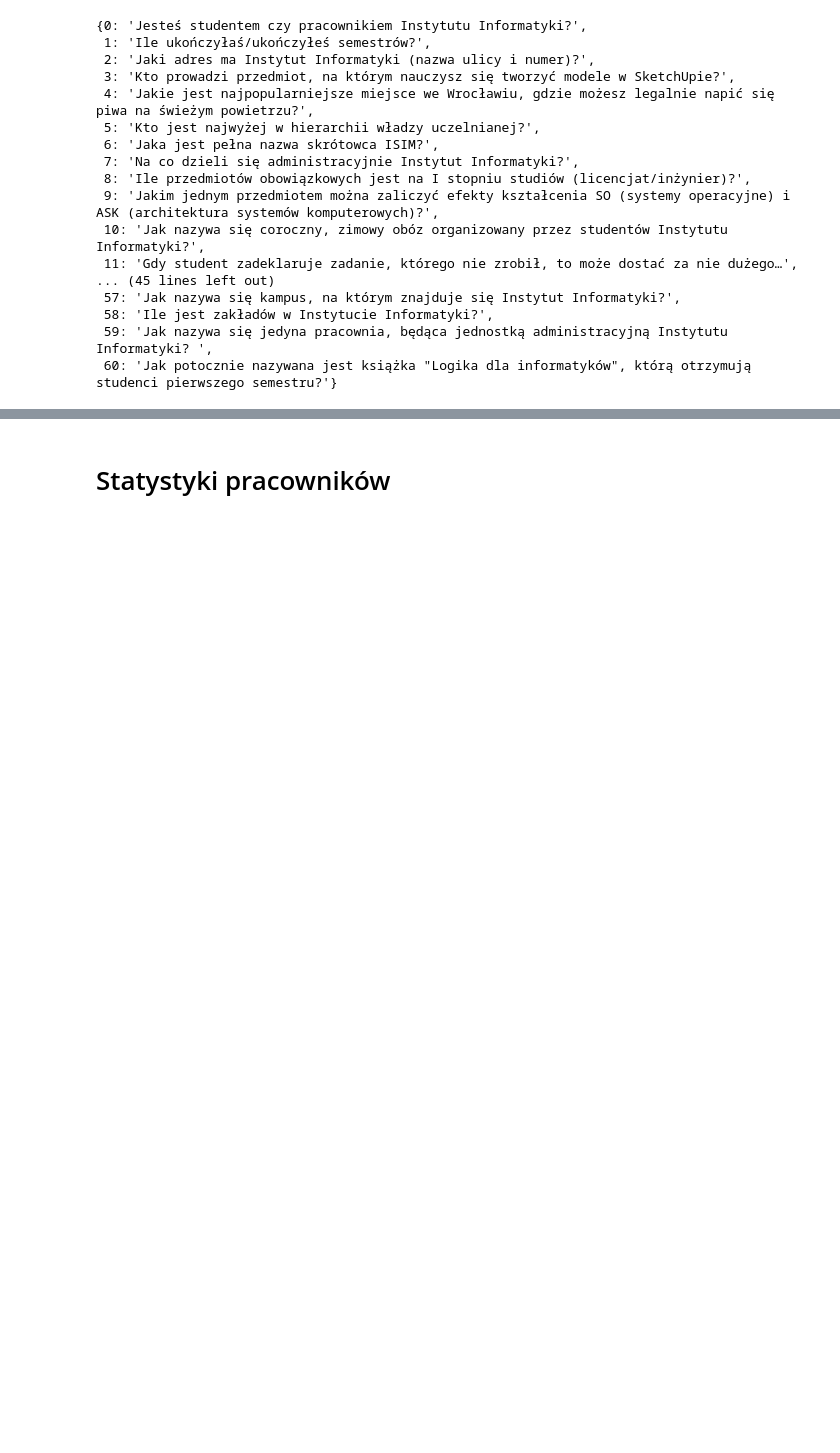
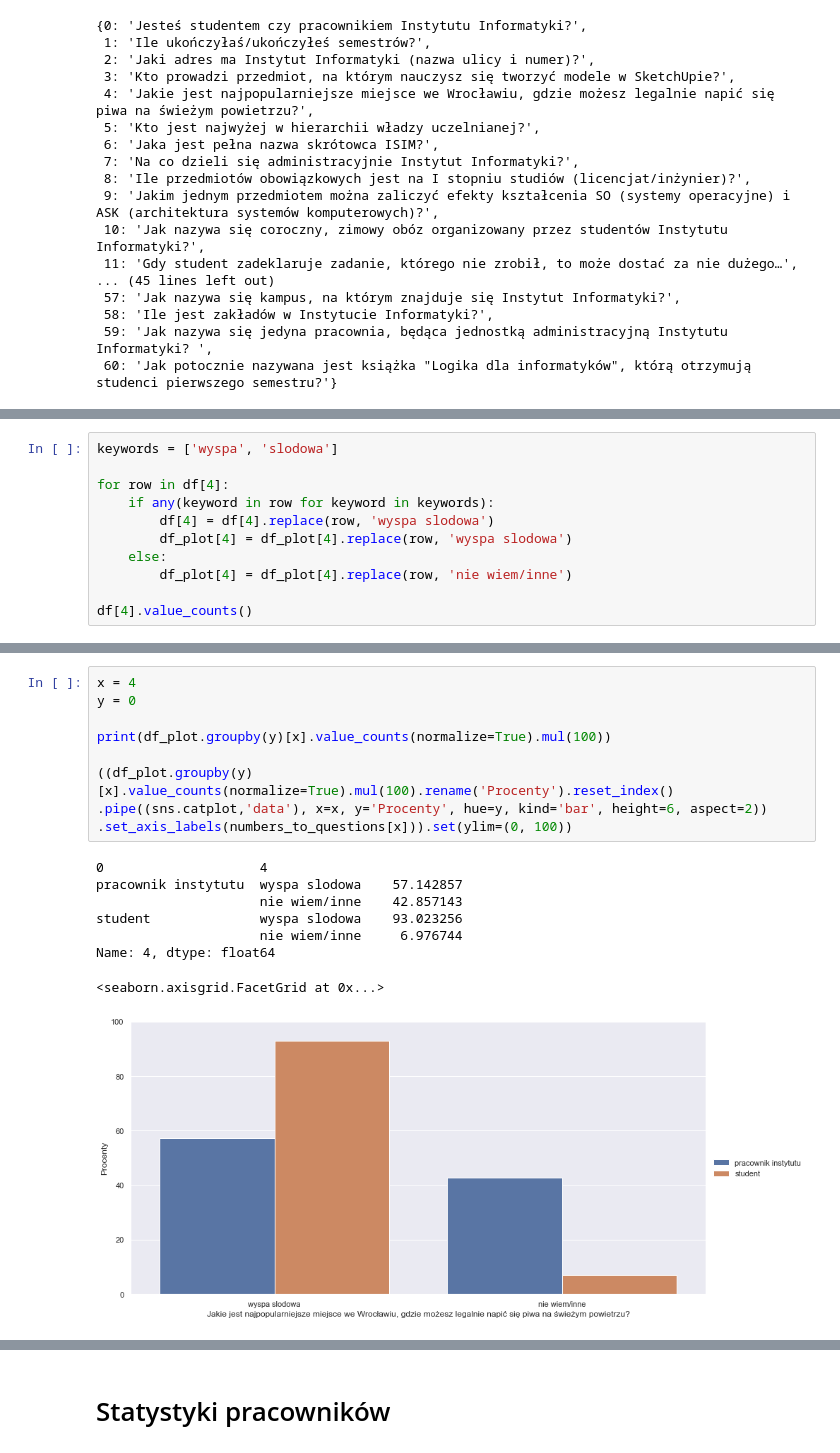
Before and after one commit to Zaffirar/NieJestemDziekanem, a Jupyter notebook: Inzynierka.ipynb, the cells around one changed output, grey strips where cells are left out. Cells and saved outputs as stored; diff of their text form; blank space fills up the shorter version.

```diff
--- a/Inzynierka.ipynb
+++ b/Inzynierka.ipynb
@@ -691,0 +147,11 @@ Name: 60, dtype: int64
+# %%
+keywords = ['wyspa', 'slodowa']
+
+for row in df[4]:
+    if any(keyword in row for keyword in keywords):
+        df[4] = df[4].replace(row, 'wyspa slodowa')
+        df_plot[4] = df_plot[4].replace(row, 'wyspa slodowa')
+    else:
+        df_plot[4] = df_plot[4].replace(row, 'nie wiem/inne')
+
+df[4].value_counts()
@@ -691,0 +169,18 @@ Name: 60, dtype: int64
+# %%
+x = 4
+y = 0
+
+print(df_plot.groupby(y)[x].value_counts(normalize=True).mul(100))
+
+((df_plot.groupby(y)[x].value_counts(normalize=True).mul(100).rename('Procenty').reset_index()
+.pipe((sns.catplot,'data'), x=x, y='Procenty', hue=y, kind='bar', height=6, aspect=2))
+.set_axis_labels(numbers_to_questions[x])).set(ylim=(0, 100))
+# %% [output]
+0                    4
+pracownik instytutu  wyspa slodowa    57.142857
+                     nie wiem/inne    42.857143
+student              wyspa slodowa    93.023256
+                     nie wiem/inne     6.976744
+Name: 4, dtype: float64
+<seaborn.axisgrid.FacetGrid at 0x...>
+[figure, added]
```
Also changed, not shown: parts of 125 cells of this notebook.
